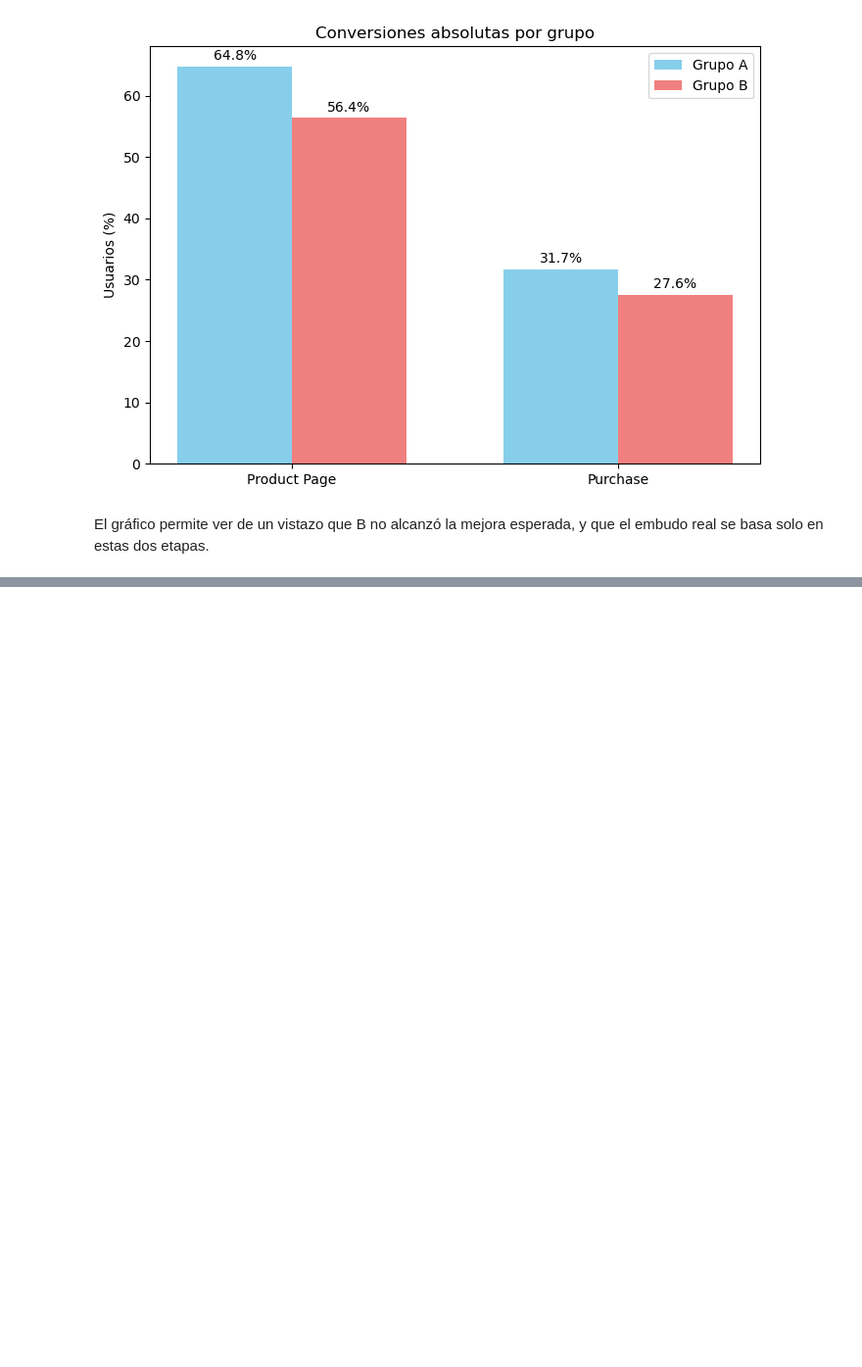
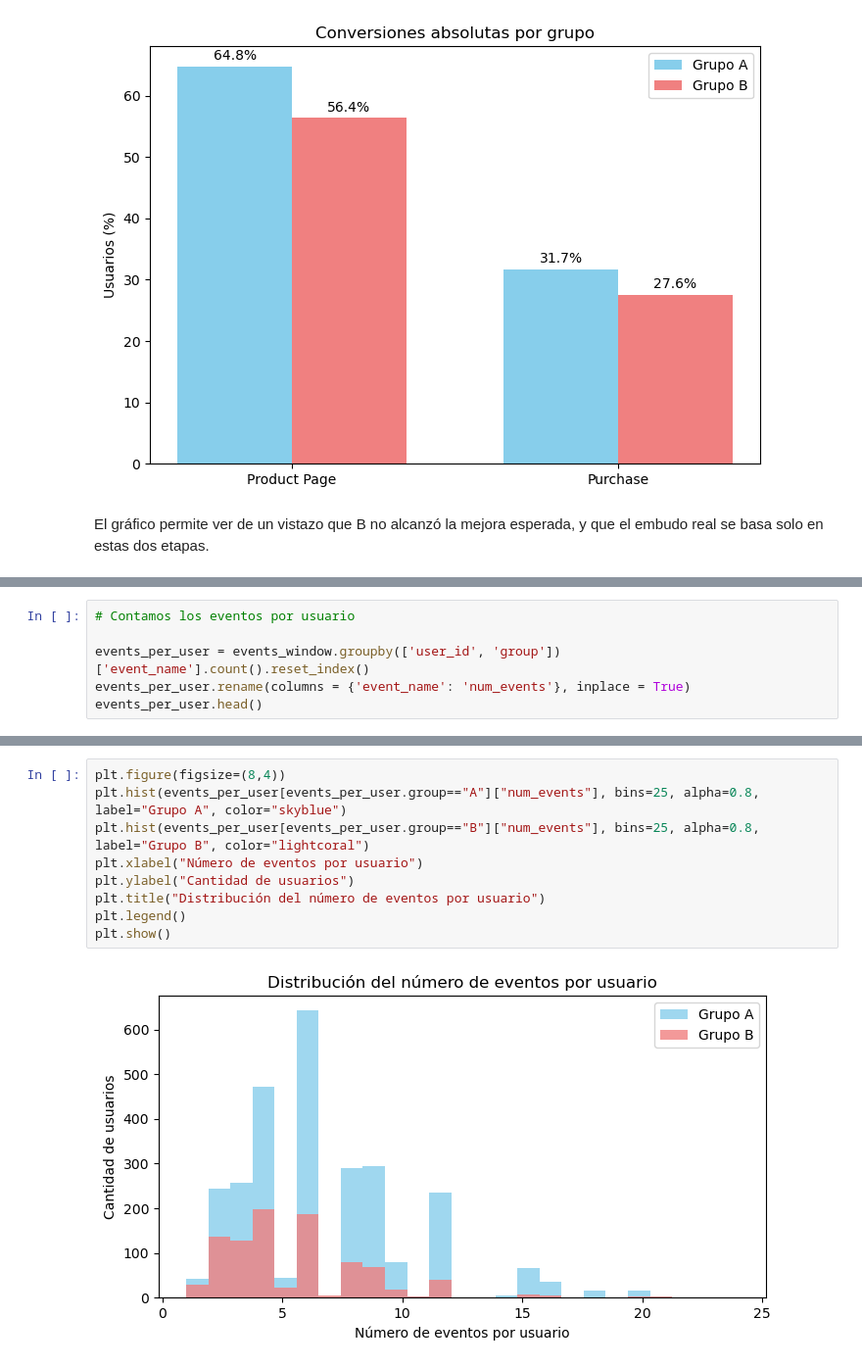
Before and after one commit to latostadorano/tt_s14_final, a Jupyter notebook: test_ab.ipynb, the cells around one changed output, grey strips where cells are left out. Shown: that part at 98% size. Drawn from its saved outputs; the diff is of its cells as text; blank space fills up the shorter version.

```diff
--- a/test_ab.ipynb
+++ b/test_ab.ipynb
@@ -710,0 +715,6 @@ El gráfico permite ver de un vistazo que B no alcanzó la mejora esperada, y qu
+# %%
+# Contamos los eventos por usuario
+
+events_per_user = events_window.groupby(['user_id', 'group'])['event_name'].count().reset_index()
+events_per_user.rename(columns = {'event_name': 'num_events'}, inplace = True)
+events_per_user.head()
@@ -710,0 +728,11 @@ El gráfico permite ver de un vistazo que B no alcanzó la mejora esperada, y qu
+# %%
+plt.figure(figsize=(8,4))
+plt.hist(events_per_user[events_per_user.group=="A"]["num_events"], bins=25, alpha=0.8, label="Grupo A", color="skyblue")
+plt.hist(events_per_user[events_per_user.group=="B"]["num_events"], bins=25, alpha=0.8, label="Grupo B", color="lightcoral")
+plt.xlabel("Número de eventos por usuario")
+plt.ylabel("Cantidad de usuarios")
+plt.title("Distribución del número de eventos por usuario")
+plt.legend()
+plt.show()
+# %% [output]
+[figure, added]
```
Also changed, not shown: parts of 13 cells of this notebook.
